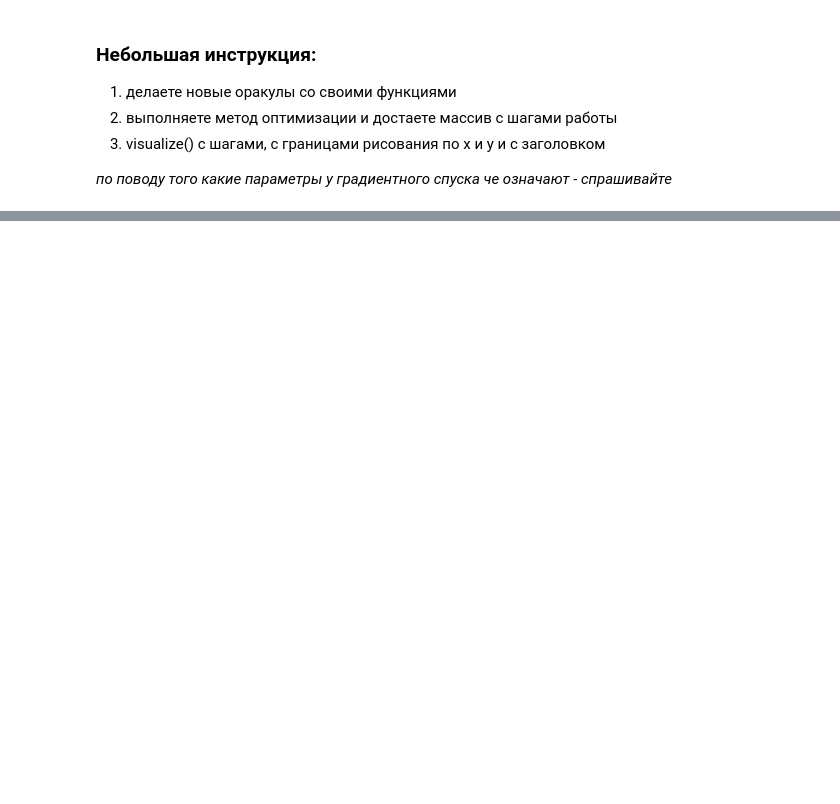
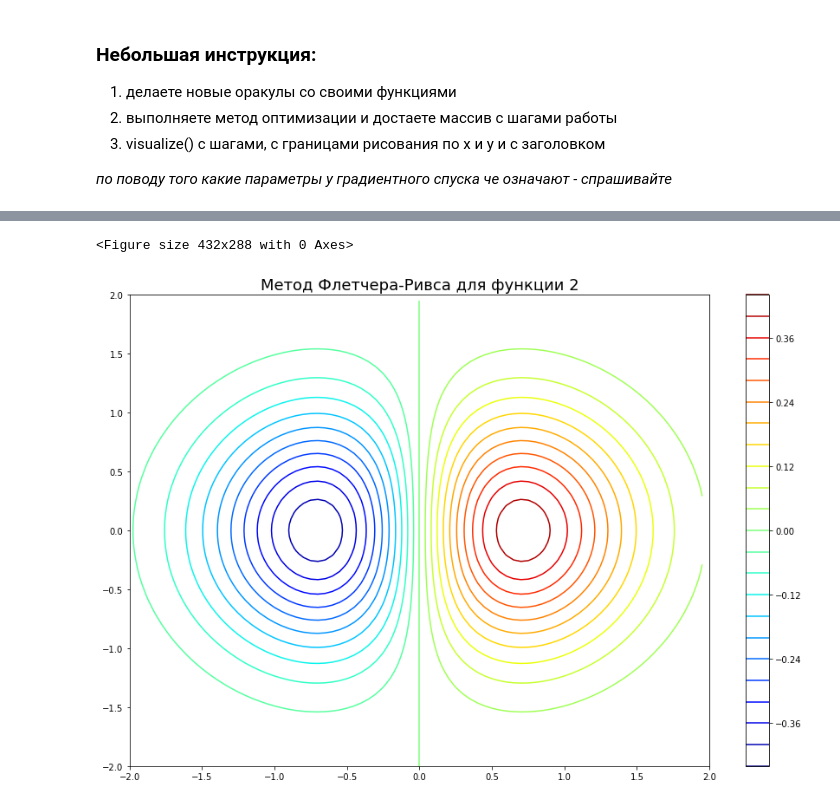
Before and after one commit to Ar4eR-ValerA/AppliedMath.IIISem, a Jupyter notebook: Lab2/visualization.ipynb, the cells around one changed output, grey strips where cells are left out. Cells and saved outputs as stored; diff of their text form; code cells hidden in the pictures; blank space fills up the shorter version.

```diff
--- a/Lab2/visualization.ipynb
+++ b/Lab2/visualization.ipynb
@@ -64,3 +70,6 @@ visualize(o2, (-5, 5), (-5, 5), res, "Градиентный спуск (пос
 # %%
-res = fletcher_reeves(o2, np.array([-4, 3]), t3, 0.00001, 0.00015, 10, 10)[1]
-visualize(o2, (-5, 5), (-5, 5), res, "Метод Флетчера-Ривса для функции 2")
+res = fletcher_reeves(o2, np.array([-2, 2]), t3, 0.00001, 0.00015, 10, 10)[1]
+visualize(o2, (-2, 2), (-2, 2), res, "Метод Флетчера-Ривса для функции 2")
+# %% [output]
+<Figure size 432x288 with 0 Axes>
+[figure, added]
```
Also changed, not shown: parts of 5 cells of this notebook, 3 other files.
